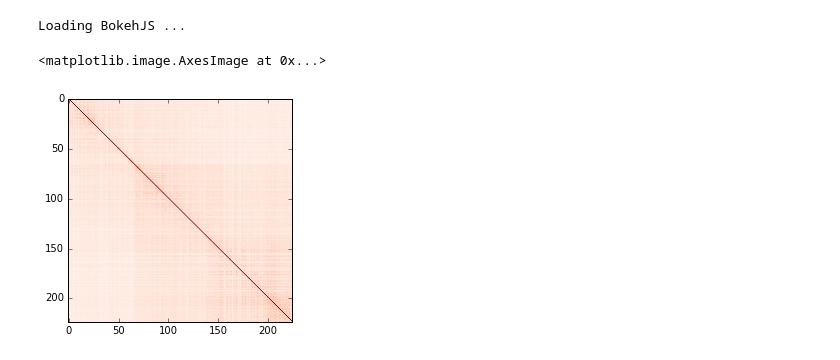
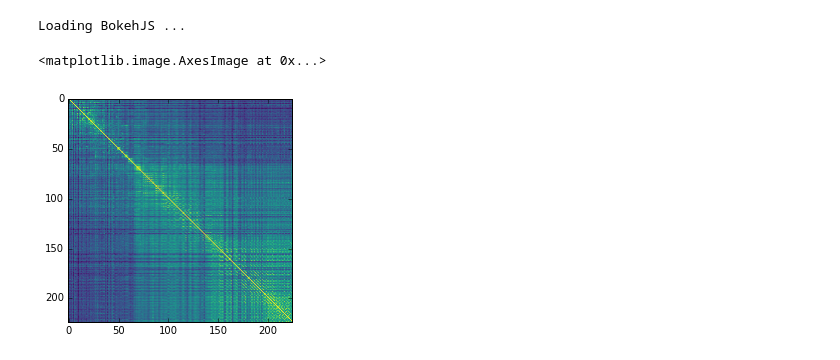
Before and after one commit to josh-gree/conf_speeches, a Jupyter notebook: notebooks/001_initial_exploration.ipynb, the cells around one changed output. Drawn from its saved outputs; the diff is of its cells as text; code cells hidden in the pictures.

```diff
--- a/notebooks/001_initial_exploration.ipynb
+++ b/notebooks/001_initial_exploration.ipynb
@@ -61,19 +63,19 @@ def doc_embedding(text):
     # one hot document encoding
     corpus = [dictionary.doc2bow(txt) for txt in text]
 
-    # log entropy
-    log_ent = models.LogEntropyModel(corpus)
-    corpus_log_ent = log_ent[corpus]
+#     # log entropy
+#     log_ent = models.LogEntropyModel(corpus)
+#     corpus_log_ent = log_ent[corpus]
 
-#     # tfidf model
-#     tfidf = models.TfidfModel(corpus)
-#     corpus_tfidf = tfidf[corpus]
+    # tfidf model
+    tfidf = models.TfidfModel(corpus)
+    corpus_tfidf = tfidf[corpus]
 
     # lsi model
-    lsi = models.LsiModel(corpus_log_ent, id2word=dictionary, num_topics=100)
+    lsi = models.LsiModel(corpus_tfidf, id2word=dictionary, num_topics=100)
     corpus_lsi = lsi[corpus]
 
-    return dictionary, corpus, corpus_log_ent, corpus_lsi, log_ent, lsi, c
+    return dictionary, corpus, corpus_tfidf, corpus_lsi, tfidf, lsi, c
 # %%
 dictionary, corpus, corpus_tfidf, corpus_lsi, tfidf, lsi, c = doc_embedding(text)
 dictionary_lab, corpus_lab, corpus_tfidf_lab, corpus_lsi_lab, tfidf_lab, lsi_lab, c_lab = doc_embedding(text_lab)
@@ -82,8 +85,7 @@ dictionary_libdem, corpus_libdem, corpus_tfidf_libdem, corpus_lsi_libdem, tfidf_
 # %%
-index = similarities.MatrixSimilarity(corpus_tfidf)
-sims = np.array([index[tfidf[corp]] for corp in corpus])
+index = similarities.MatrixSimilarity(corpus_lsi)
+sims = np.array([index[lsi[corp]] for corp in corpus])
+plt.imshow(sims,cmap=plt.cm.viridis)
+# %% [output]
+<matplotlib.image.AxesImage at 0x...>
+[figure, added]
-# %%
-plt.imshow(sims,cmap=plt.cm.Reds)
-# %% [output]
-<matplotlib.image.AxesImage at 0x...>
-[figure, removed]
```
Also changed, not shown: parts of 21 cells of this notebook, 20 other files.
